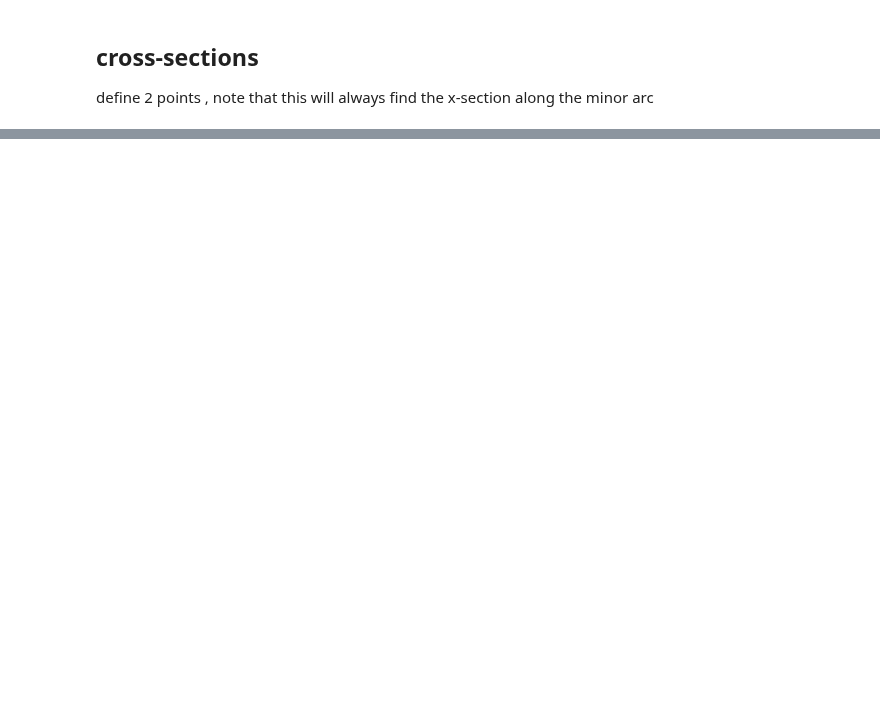
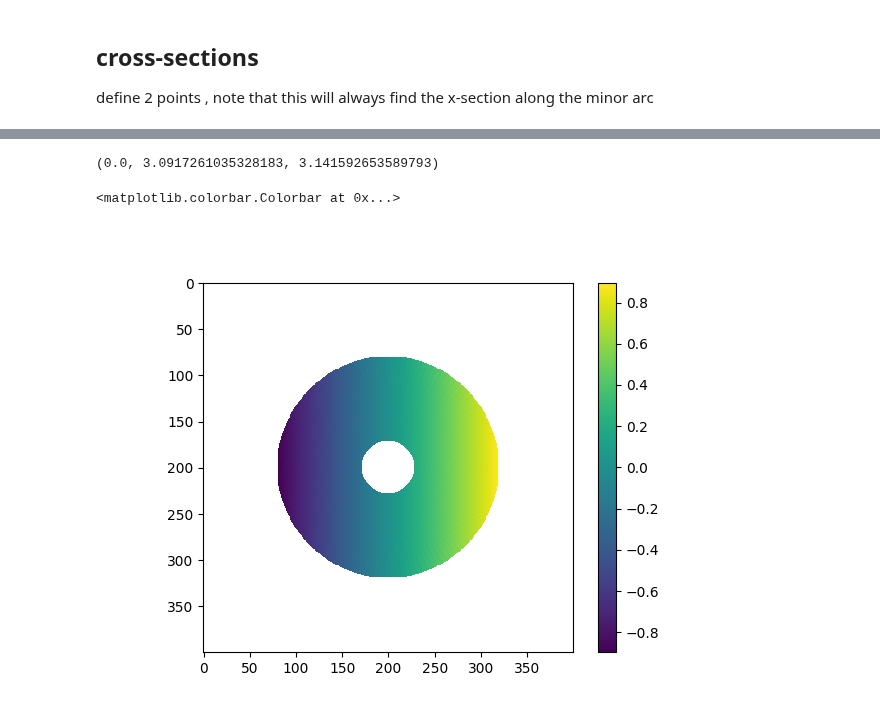
Before and after one commit to chrishavlin/yt_scratch, a Jupyter notebook: notebooks/dev/spherical_pixelization_toy.ipynb, the cells around one changed output, grey strips where cells are left out. Cells and saved outputs as stored; diff of their text form; code cells hidden in the pictures; blank space fills up the shorter version.

```diff
--- a/notebooks/dev/spherical_pixelization_toy.ipynb
+++ b/notebooks/dev/spherical_pixelization_toy.ipynb
@@ -191,7 +190,7 @@ def calculate_plane_vectors(normal):
         x_o = 1.0 # arbitary
         y_o = 1.0 # arbitrary
         # calculate z so that it is the plane
-        z_o = -(normal[0] * x_o + normal[1] * y_o) / normal[2]
+        z_o = (-normal[0] * x_o - normal[1] * y_o) / normal[2]
         north = np.array([x_o, y_o, z_o])
         east = np.cross(north, normal)
 
@@ -227,9 +226,10 @@ def find_plane_dataset_index(x_global, y_global, z_global, r, theta, phi):
     r_plane = np.sqrt(x_global**2 + y_global**2 + z_global**2)
     theta_plane = np.arccos(z_global / (r_plane+1e-8)) # 0 to pi angle
     phi_plane = np.arctan2(y_global, x_global) # 0 to 2pi angle
+    # arctan2 returns -pi to pi, shift it and handle periodicity
+    phi_plane = phi_plane + np.pi
+    phi_plane[phi_plane > 2*np.pi] = phi_plane[phi_plane > 2*np.pi] - 2 * np.pi
 
-    # arctan2 returns -pi to pi, shift it to 0 to 2pi
-    phi_plane[phi_plane < 0] = phi_plane[phi_plane < 0] + 2*np.pi
 
     # find the cells containing each
     r_c = (r[1:] + r[:-1] ) / 2.
@@ -348,5 +341,6 @@ plt.close()
 # %%
 def get_cross_section(field, r, theta, phi, pt1, pt2, in_plane_x_range=None, in_plane_y_range=None):
+
 
     # define cartesian vectors from origin to each point
     # and find a normal to a plane containing those two vectors
@@ -356,34 +350,27 @@ def get_cross_section(field, r, theta, phi, pt1, pt2, in_plane_x_range=None, in_
     pt2_xyz = pt2_xyz / np.linalg.norm(pt2_xyz)
     normal = np.cross(pt1_xyz, pt2_xyz)
     normal_sign = np.sign(normal) # used to test whether points are between the two vectors
-    ang_dist = haversine(pt1[1], pt1[2], pt2[1], pt2[2])
-
-    normal_unit = normal / np.linalg.norm(normal)
-    east = pt1_xyz
-    north = np.cross(normal_unit, east)
-
-    # north, east = calculate_plane_vectors(normal)
+    ang_dist = haversine(pt1[2], pt1[1], pt2[2], pt2[1])
+    north, east = calculate_plane_vectors(normal)
     xpts, ypts, x_global, y_global, z_global = plane_coordinates(north, east, in_plane_x_range, in_plane_y_range)
     r_id, theta_id, phi_id, bad_mask = find_plane_dataset_index(x_global, y_global, z_global, r, theta, phi)
 
-    # for each point, get angular distance in order to mask
+    # for each point, get angular distance in order mask
     r_vals = r_c[r_id]
     theta_vals = theta[theta_id]
     phi_vals = phi[phi_id]
 
     # get angular distance between each point on image plane and the first vector
-    ang_dist_vals = haversine(pt1[1], pt1[2], theta_vals, phi_vals)
+    ang_dist_vals = haversine(pt1[2], pt1[1], phi_vals, theta_vals)
+    print((ang_dist_vals.min(), ang_dist_vals.max(), ang_dist))
     bad_mask = np.logical_or(bad_mask, ang_dist_vals>ang_dist)
 
-    # also mask based on bounding vals of the points
+    # also mask based on bounding r vals of the points
     bad_mask = np.logical_or(bad_mask, r_vals<pt1[0])
     bad_mask = np.logical_or(bad_mask, r_vals>pt2[0])
 
-    # since our in-plane x is pt1, can calculate an in-plane polar angle and mask anything at < 0
-    in_plane_phi = np.arctan2(ypts, xpts)
-    bad_mask = np.logical_or(bad_mask, in_plane_phi<0)
-
-
+    # also need to mask if anti-clockwise form the start otherwise you get both
+    # sides
 
     im_buff = fill_image_buffer(field, r_id, theta_id, phi_id, bad_mask)
     return im_buff, x_global, y_global, z_global, xpts, ypts
@@ -467,0 +377,18 @@ interactive(children=(FloatSlider(value=0.2, description='pt1_r', max=1.0), Floa
+# %%
+
+# left/right bounding box points
+pt1 = (0.2, 0., 0.) # (r, theta, phi)
+pt2 = (0.9, np.pi, 0.) # (r, theta, phi)
+
+im_buff, x_global, y_global, z_global, xpts, ypts = get_cross_section(available_fields['z_c'],
+                                                                      r, theta, phi, pt1, pt2,
+                                                                     in_plane_x_range=(-1.5, 1.5, 400),
+                                                                     in_plane_y_range=(-1.5, 1.5, 400),)
+f = plt.figure()
+ax = plt.imshow(im_buff)
+# ax.set_clim([0, 1])
+plt.colorbar()
+# %% [output]
+(0.0, 3.0917261035328183, 3.141592653589793)
+<matplotlib.colorbar.Colorbar at 0x...>
+[figure, added]
```
Also changed, not shown: parts of 11 cells of this notebook.
